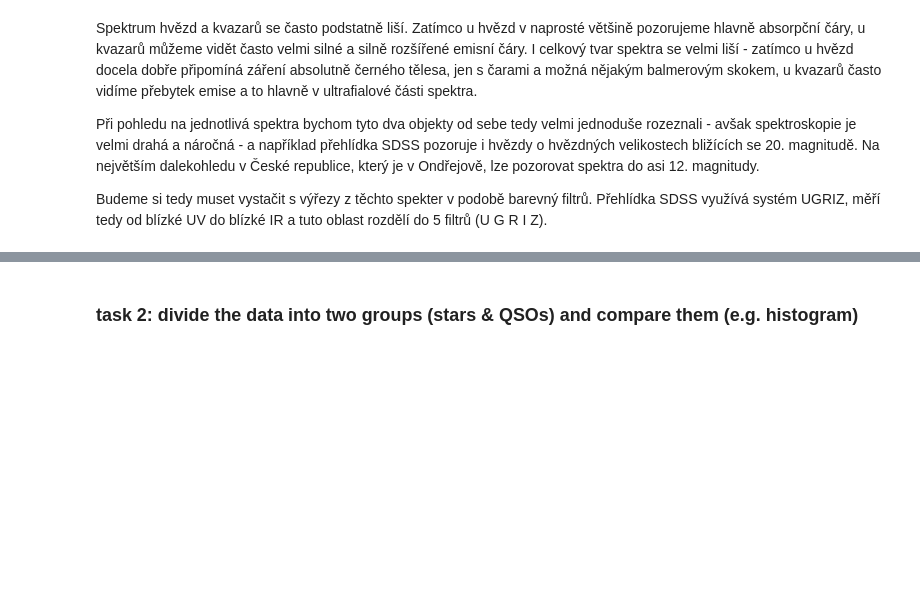
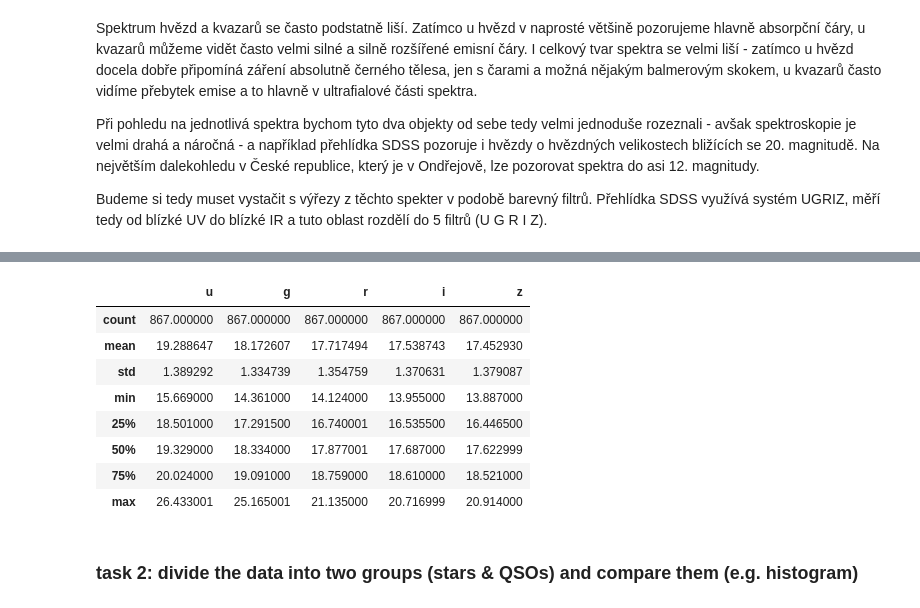
Before and after one commit to tomasplsek/AstroML, a Jupyter notebook: 02_decision_tree.ipynb, the cells around one changed output, grey strips where cells are left out. Saved outputs shown, nothing was run; the diff lists cells and outputs as text; code cells hidden in the pictures; blank space fills up the shorter version.

```diff
--- a/02_decision_tree.ipynb
+++ b/02_decision_tree.ipynb
@@ -419,6 +419,18 @@ data
 | 865 | 20.627001 | 20.583000 | 20.270000 | 20.229000 | 20.190001 | QSO |
 | 866 | 19.431000 | 19.228001 | 18.794001 | 18.791000 | 18.923000 | QSO |
 867 rows × 6 columns
+# %%
+data.describe()
+# %% [output]
+|  | u | g | r | i | z |
+| count | 867.000000 | 867.000000 | 867.000000 | 867.000000 | 867.000000 |
+| mean | 19.288647 | 18.172607 | 17.717494 | 17.538743 | 17.452930 |
+| std | 1.389292 | 1.334739 | 1.354759 | 1.370631 | 1.379087 |
+| min | 15.669000 | 14.361000 | 14.124000 | 13.955000 | 13.887000 |
+| 25% | 18.501000 | 17.291500 | 16.740001 | 16.535500 | 16.446500 |
+| 50% | 19.329000 | 18.334000 | 17.877001 | 17.687000 | 17.622999 |
+| 75% | 20.024000 | 19.091000 | 18.759000 | 18.610000 | 18.521000 |
+| max | 26.433001 | 25.165001 | 21.135000 | 20.716999 | 20.914000 |
 # %% [markdown]
 ### **task 2:** divide the data into two groups (stars & QSOs) and compare them (e.g. histogram)
 # %%
```
Also changed, not shown: parts of 16 cells of this notebook.
